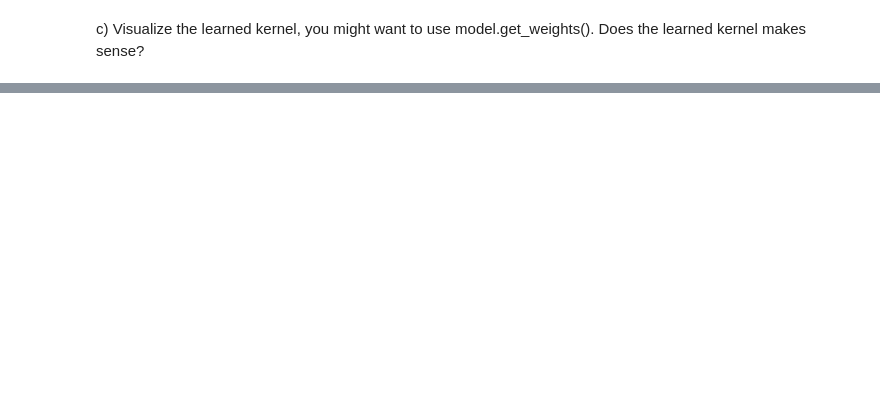
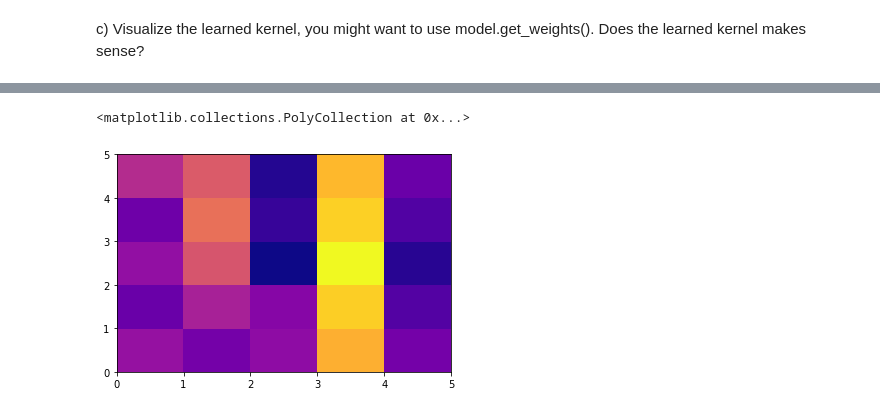
Before and after one commit to fa97ber/DeepLearning, a Jupyter notebook: DL_02_01.ipynb, the cells around one changed output, grey strips where cells are left out. Cells and saved outputs as stored; diff of their text form; code cells hidden in the pictures; blank space fills up the shorter version.

```diff
--- a/DL_02_01.ipynb
+++ b/DL_02_01.ipynb
@@ -163,0 +164,5 @@ print(np.reshape(model.get_weights()[0], (5,5)),'\n\n',
+# %%
+plt.pcolor(np.reshape(model.get_weights()[0], (5,5)), cmap='plasma')
+# %% [output]
+<matplotlib.collections.PolyCollection at 0x...>
+[figure, added]
```
Also changed, not shown: parts of 9 cells of this notebook.
